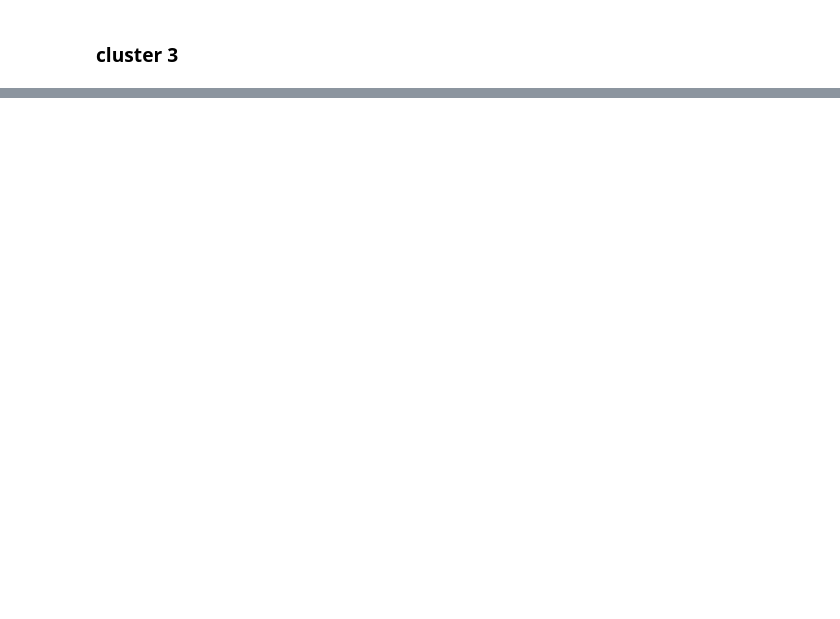
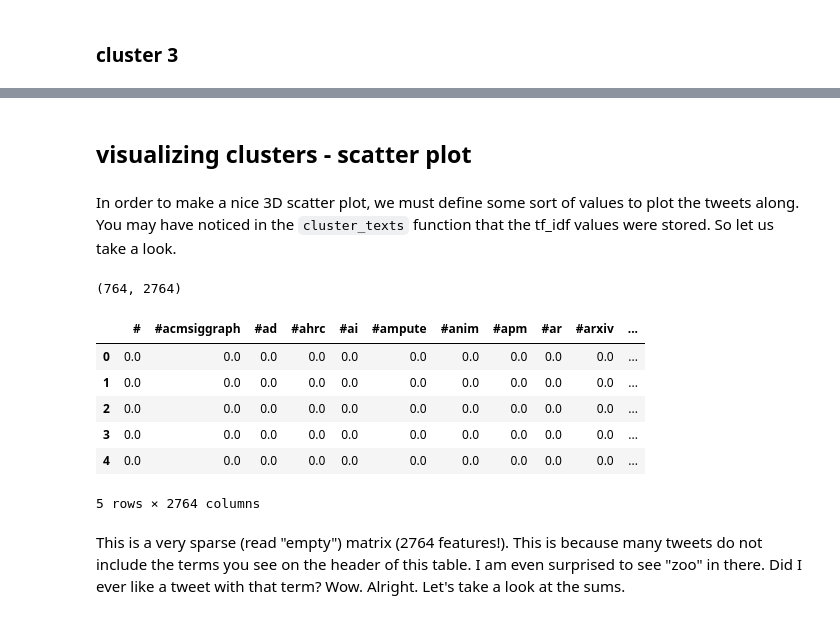
Before and after one commit to bgalvao/twitter-faves, a Jupyter notebook: clustering-tweets.ipynb, the cells around one changed output, grey strips where cells are left out. Saved outputs shown, nothing was run; the diff lists cells and outputs as text; code cells hidden in the pictures; blank space fills up the shorter version.

```diff
--- a/clustering-tweets.ipynb
+++ b/clustering-tweets.ipynb
@@ -144,0 +177,17 @@ print(countem(c3)); plt.imshow(wc.generate(c3).to_array())
+# %% [markdown]
+## visualizing clusters - scatter plot
+# %% [markdown]
+In order to make a nice 3D scatter plot, we must define some sort of values to plot the tweets along. You may have noticed in the `cluster_texts` function that the tf_idf values were stored. So let us take a look.
+# %%
+tf_idf.head()
+# %% [output]
+(764, 2764)
+|  | # | #acmsiggraph | #ad | #ahrc | #ai | #ampute | #anim | #apm | #ar | #arxiv | ... |
+| 0 | 0.0 | 0.0 | 0.0 | 0.0 | 0.0 | 0.0 | 0.0 | 0.0 | 0.0 | 0.0 | ... |
+| 1 | 0.0 | 0.0 | 0.0 | 0.0 | 0.0 | 0.0 | 0.0 | 0.0 | 0.0 | 0.0 | ... |
+| 2 | 0.0 | 0.0 | 0.0 | 0.0 | 0.0 | 0.0 | 0.0 | 0.0 | 0.0 | 0.0 | ... |
+| 3 | 0.0 | 0.0 | 0.0 | 0.0 | 0.0 | 0.0 | 0.0 | 0.0 | 0.0 | 0.0 | ... |
+| 4 | 0.0 | 0.0 | 0.0 | 0.0 | 0.0 | 0.0 | 0.0 | 0.0 | 0.0 | 0.0 | ... |
+5 rows × 2764 columns
+# %% [markdown]
+This is a very sparse (read "empty") matrix (2764 features!). This is because many tweets do not include the terms you see on the header of this table. I am even surprised to see "zoo" in there. Did I ever like a tweet with that term? Wow. Alright. Let's take a look at the sums.
```
Also changed, not shown: parts of 35 cells of this notebook, 6 other files.
